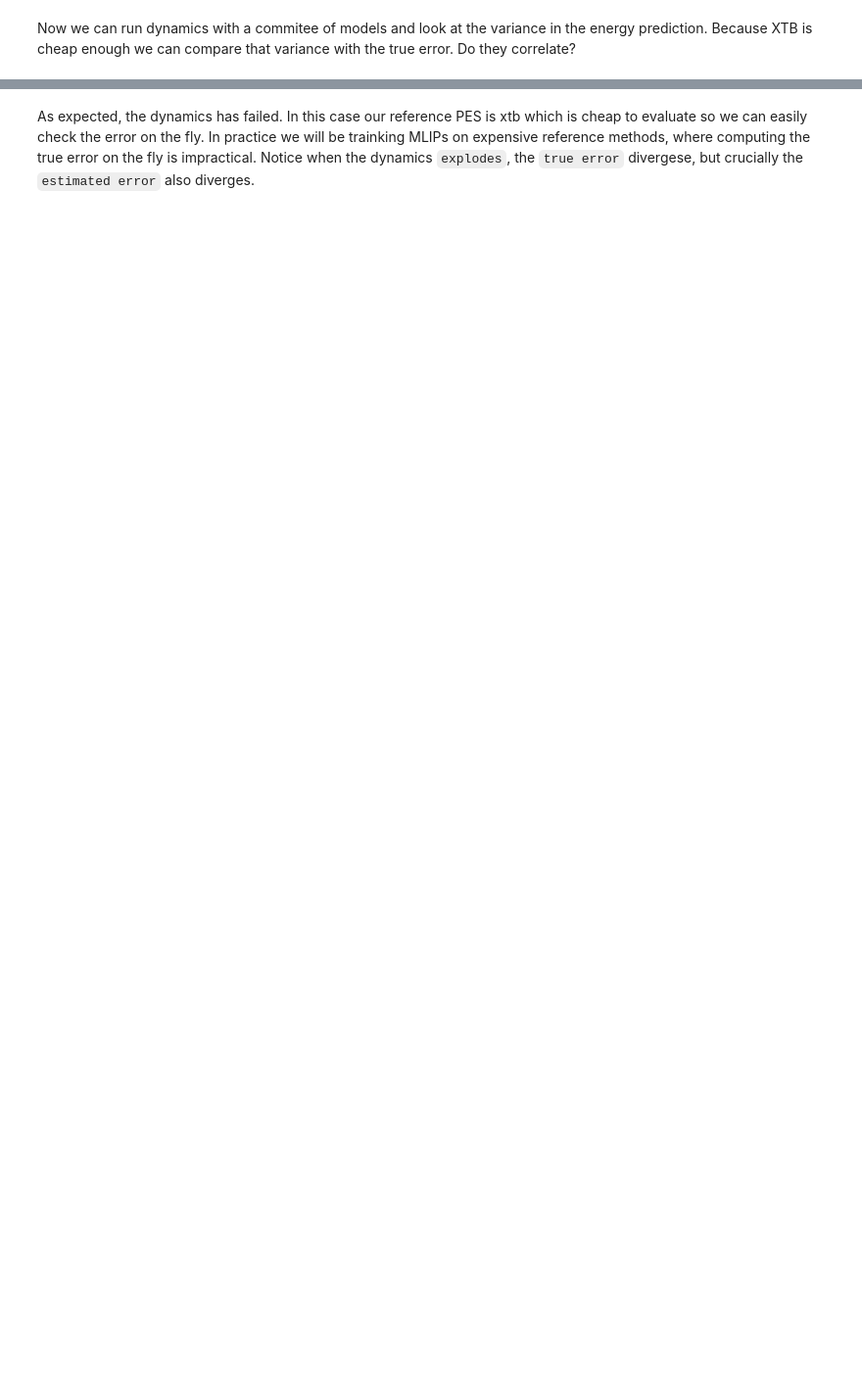
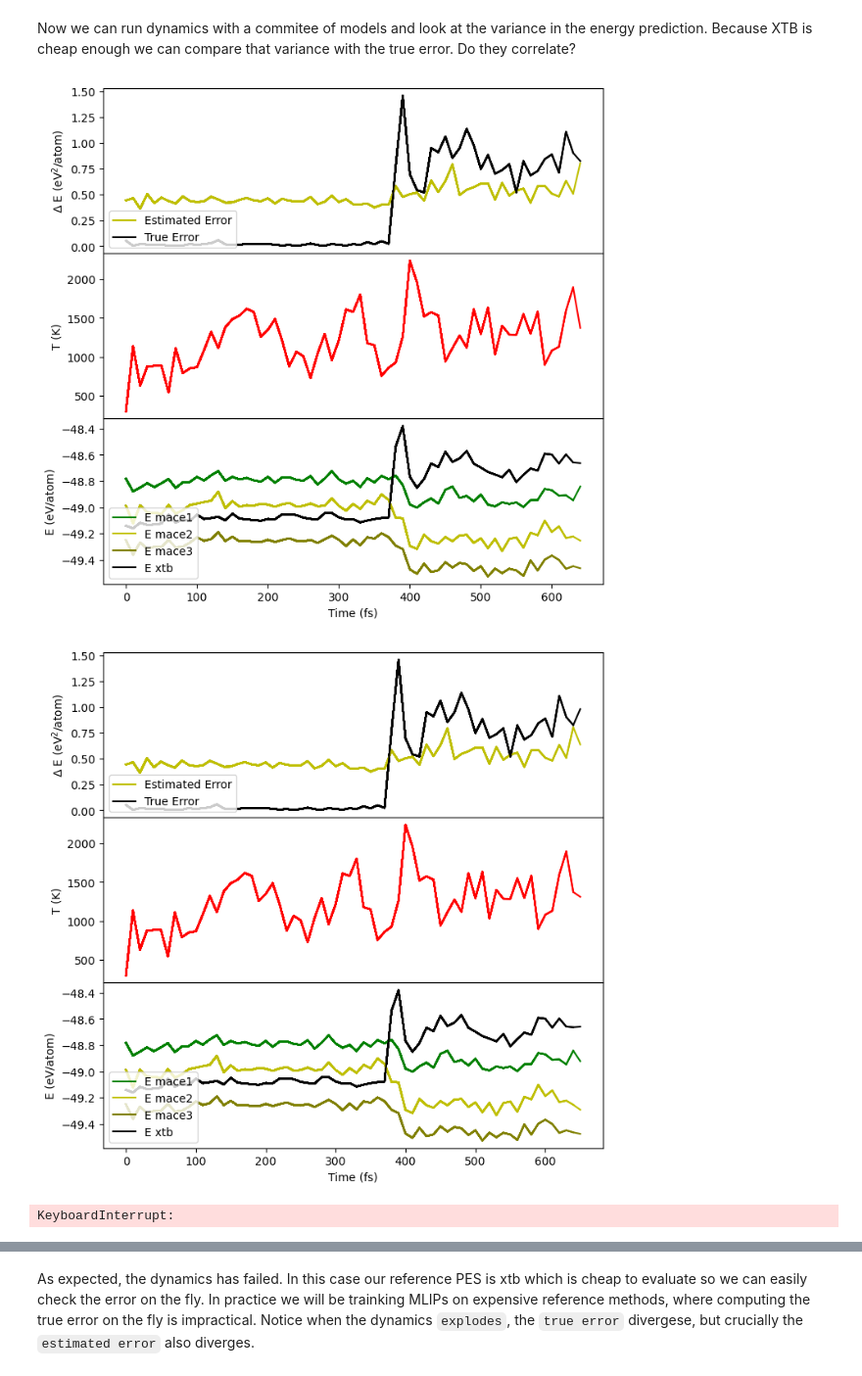
Before and after one commit to imagdau/Tutorials, a Jupyter notebook: T02-MACE-Practice-II.ipynb, the cells around one changed output, grey strips where cells are left out. Shown at 98% size. Saved outputs shown, nothing was run; the diff lists cells and outputs as text; code cells hidden in the pictures; blank space fills up the shorter version.

```diff
--- a/T02-MACE-Practice-II.ipynb
+++ b/T02-MACE-Practice-II.ipynb
@@ -151,16 +353,18 @@ from IPython import display
 from xtb.ase.calculator import XTB
 from mace.calculators import MACECalculator
 
-model_paths = ['model_small1_swa.model','model_small2_swa.model', 'model_small3_swa.model']
+model_paths = ['MACE_models/mace02_com1_swa_compiled.model',
+               'MACE_models/mace02_com2_swa_compiled.model',
+               'MACE_models/mace02_com3_swa_compiled.model']
 xtb_calc = XTB(method="GFN2-xTB")
-mace_calc = MACECalculator(model_paths=model_paths, device='cpu', default_dtype="float32")
+mace_calc = MACECalculator(model_paths=model_paths, device='cuda', default_dtype="float32")
 
 init_conf = ea.sel_by_info_val(read('data/solvent_molecs.xyz',':'), 'Nmols', 1)[0].copy()
-init_conf.set_calculator(mace_calc)
+init_conf.calc = mace_calc
 
 #initialize the temperature
-random.seed(701)
-MaxwellBoltzmannDistribution(init_conf, temperature_K=500)
+np.random.seed(701)
+MaxwellBoltzmannDistribution(init_conf, temperature_K=300)
 Stationary(init_conf)
 ZeroRotation(init_conf)
 
@@ -186,7 +390,7 @@ def write_frame():
         at.calc = xtb_calc
         xtb_energy = at.get_potential_energy()
 
-        dyn.atoms.write('committee_md.xyz', append=True)
+        dyn.atoms.write('committee_md.xyz', append=True, write_results=False)
         time_fs.append(dyn.get_time()/units.fs)
         temperature.append(dyn.atoms.get_temperature())
         energies_1.append(dyn.atoms.calc.results["energies"][0]/len(dyn.atoms))
@@ -194,30 +398,34 @@ def write_frame():
         energies_3.append(dyn.atoms.calc.results["energies"][2]/len(dyn.atoms))
         variances.append(dyn.atoms.calc.results["energy_var"]/len(dyn.atoms))
         xtb_energies.append(xtb_energy/len(dyn.atoms))
         true_errors.append(np.var([dyn.atoms.calc.results["energy"],xtb_energy])/len(dyn.atoms))
 
         # subplot the variance of the energy as a function of the steps and the temperature as two subplots
         ax[0].plot(np.array(time_fs), np.array(variances), color="y")
         ax[0].plot(np.array(time_fs), np.array(true_errors), color="black")
         ax[0].set_ylabel(r'$\Delta$ E (eV$^2$/atom)')
         ax[0].legend(['Estimated Error', 'True Error'], loc='lower left')
 
         # plot the temperature of the system as subplots
         ax[1].plot(np.array(time_fs), temperature, color="r", label='Temperature')
         ax[1].set_ylabel("T (K)")
 
         ax[2].plot(np.array(time_fs), energies_1, color="g")
         ax[2].plot(np.array(time_fs), energies_2, color="y")
         ax[2].plot(np.array(time_fs), energies_3, color="olive")
         ax[2].plot(np.array(time_fs), xtb_energies, color="black")
         ax[2].set_ylabel("E (eV/atom)")
         ax[2].set_xlabel('Time (fs)')
         ax[2].legend(['E mace1', 'E mace2', 'E mace3', 'E xtb'], loc='lower left')
 
         display.clear_output(wait=True)
         display.display(fig)
         time.sleep(0.01)
 
 dyn.attach(write_frame, interval=10)
 dyn.run(2000)
 print("MD finished!")
+# %% [output]
+[figure, added]
+[figure, added]
+KeyboardInterrupt:
```
Also changed, not shown: parts of 7 cells of this notebook.
